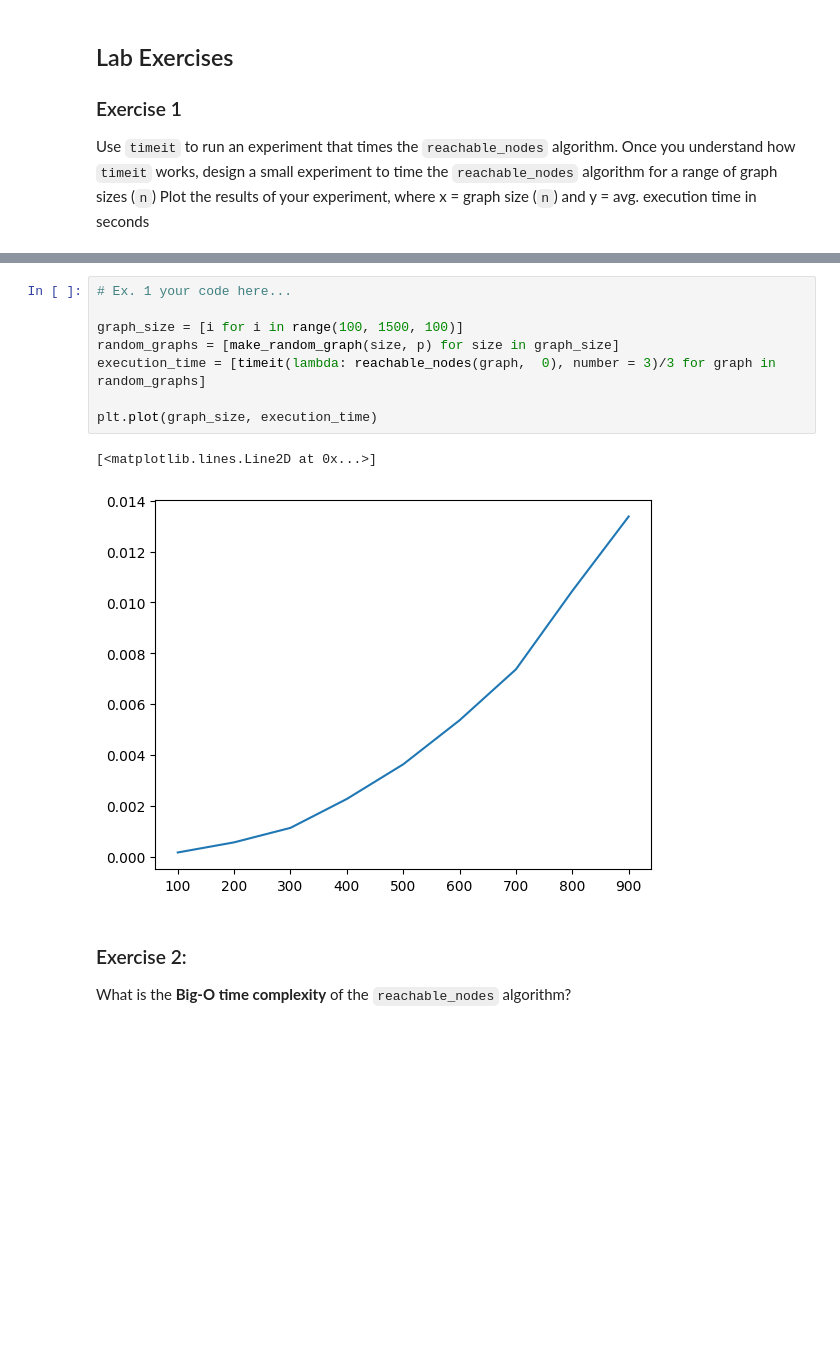
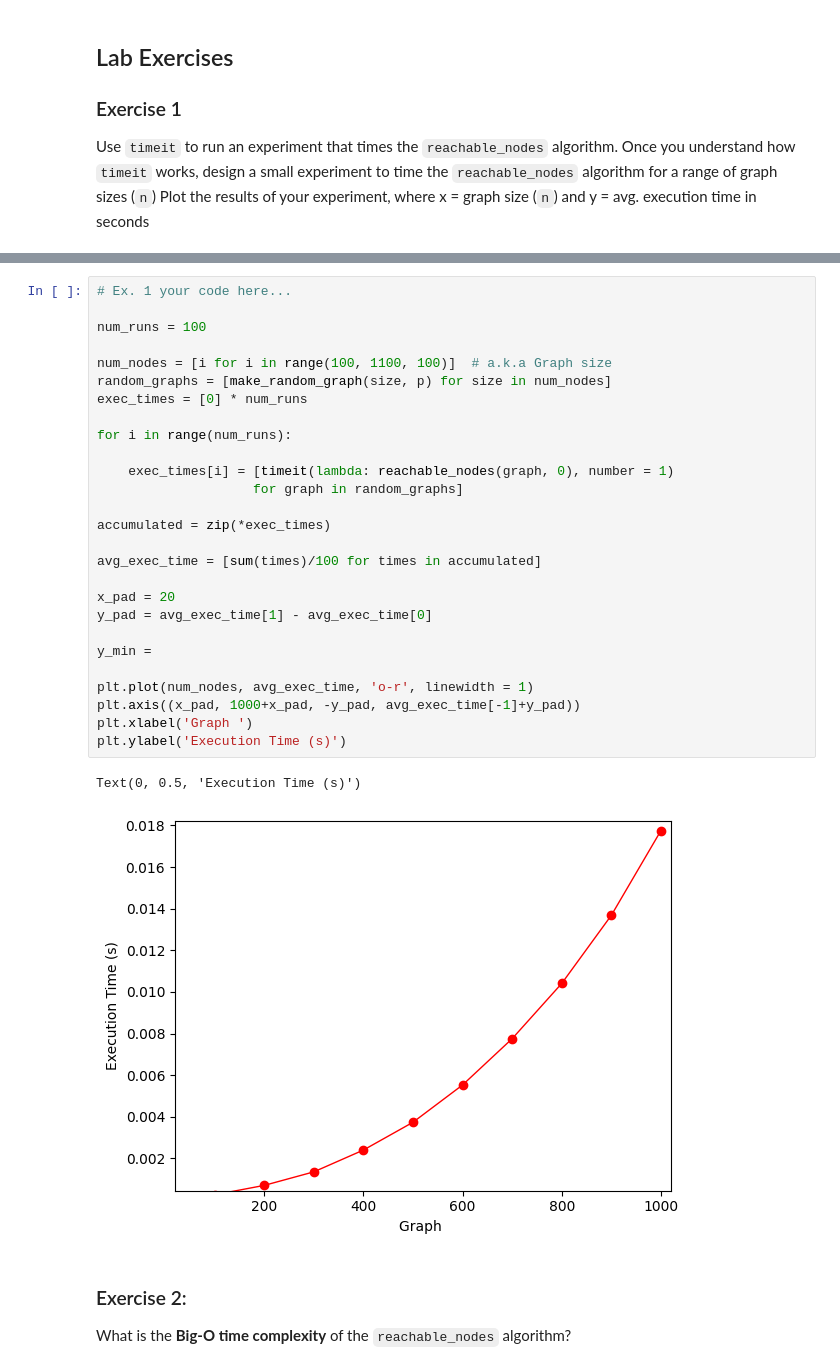
Before and after one commit to zhdavidlu/cap-comp215, a Jupyter notebook: labs/lab04-graphs.ipynb, the cells around one changed output, grey strips where cells are left out. Cells and saved outputs as stored; diff of their text form; blank space fills up the shorter version.

```diff
--- a/labs/lab04-graphs.ipynb
+++ b/labs/lab04-graphs.ipynb
@@ -127,14 +127,33 @@ f'Avg. time to execute: {seconds} seconds'
 # %%
 # Ex. 1 your code here...
 
-graph_size = [i for i in range(100, 1500, 100)]
-random_graphs = [make_random_graph(size, p) for size in graph_size]
-execution_time = [timeit(lambda: reachable_nodes(graph,  0), number = 3)/3 for graph in random_graphs]
+num_runs = 100
 
-plt.plot(graph_size, execution_time)
+num_nodes = [i for i in range(100, 1100, 100)]  # a.k.a Graph size
+random_graphs = [make_random_graph(size, p) for size in num_nodes]
+exec_times = [0] * num_runs
+
+for i in range(num_runs):
+
+    exec_times[i] = [timeit(lambda: reachable_nodes(graph, 0), number = 1)
+                    for graph in random_graphs]
+
+accumulated = zip(*exec_times)
+
+avg_exec_time = [sum(times)/100 for times in accumulated]
+
+x_pad = 20
+y_pad = avg_exec_time[1] - avg_exec_time[0]
+
+y_min =
+
+plt.plot(num_nodes, avg_exec_time, 'o-r', linewidth = 1)
+plt.axis((x_pad, 1000+x_pad, -y_pad, avg_exec_time[-1]+y_pad))
+plt.xlabel('Graph ')
+plt.ylabel('Execution Time (s)')
 # %% [output]
-[<matplotlib.lines.Line2D at 0x...>]
+Text(0, 0.5, 'Execution Time (s)')
-[figure, old version]
+[figure, new version]
 # %% [markdown]
 ### Exercise 2:
 What is the **Big-O time complexity** of the `reachable_nodes` algorithm?
```
Also changed, not shown: parts of 4 cells of this notebook.
